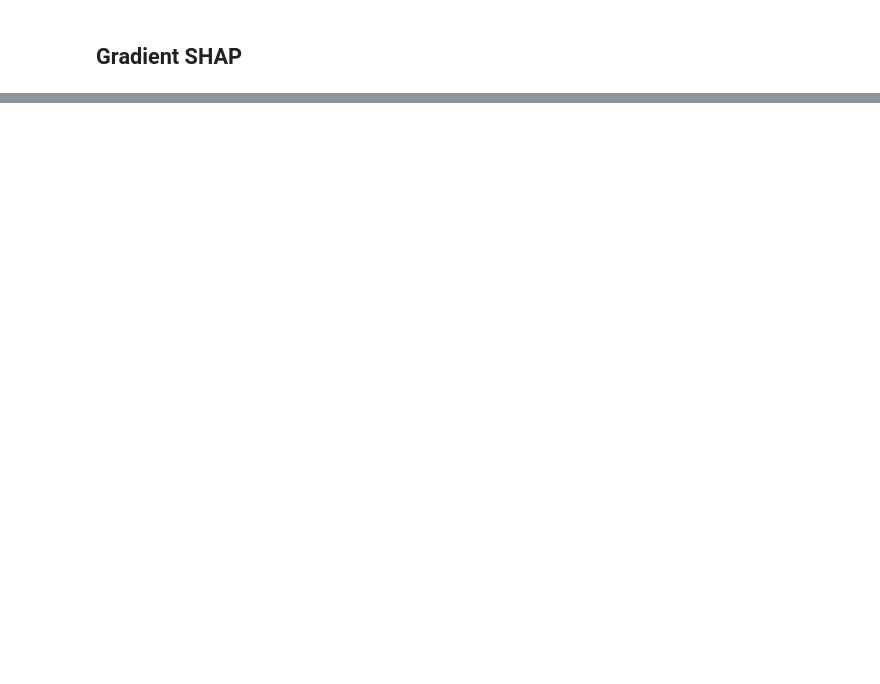
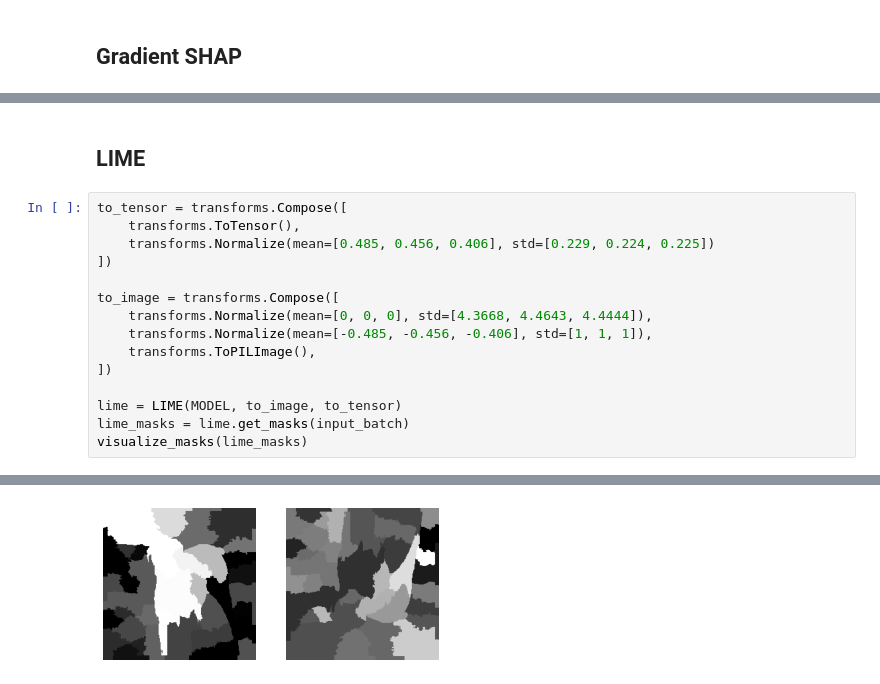
Before and after one commit to aboggust/interpretability-methods, a Jupyter notebook: examples/interpretability_examples.ipynb, the cells around one changed output, grey strips where cells are left out. Cells and saved outputs as stored; diff of their text form; blank space fills up the shorter version.

```diff
--- a/examples/interpretability_examples.ipynb
+++ b/examples/interpretability_examples.ipynb
@@ -166,0 +178,18 @@ visualize_masks(kernel_shap_masks)
+# %% [markdown]
+## LIME
+# %%
+to_tensor = transforms.Compose([
+    transforms.ToTensor(),
+    transforms.Normalize(mean=[0.485, 0.456, 0.406], std=[0.229, 0.224, 0.225])
+])
+
+to_image = transforms.Compose([
+    transforms.Normalize(mean=[0, 0, 0], std=[4.3668, 4.4643, 4.4444]),
+    transforms.Normalize(mean=[-0.485, -0.456, -0.406], std=[1, 1, 1]),
+    transforms.ToPILImage(),
+])
+
+lime = LIME(MODEL, to_image, to_tensor)
+lime_masks = lime.get_masks(input_batch)
+visualize_masks(lime_masks)
+# %% [output]
@@ -166,0 +198 @@ visualize_masks(kernel_shap_masks)
+[figure, added]
```
Also changed, not shown: parts of 21 cells of this notebook.
